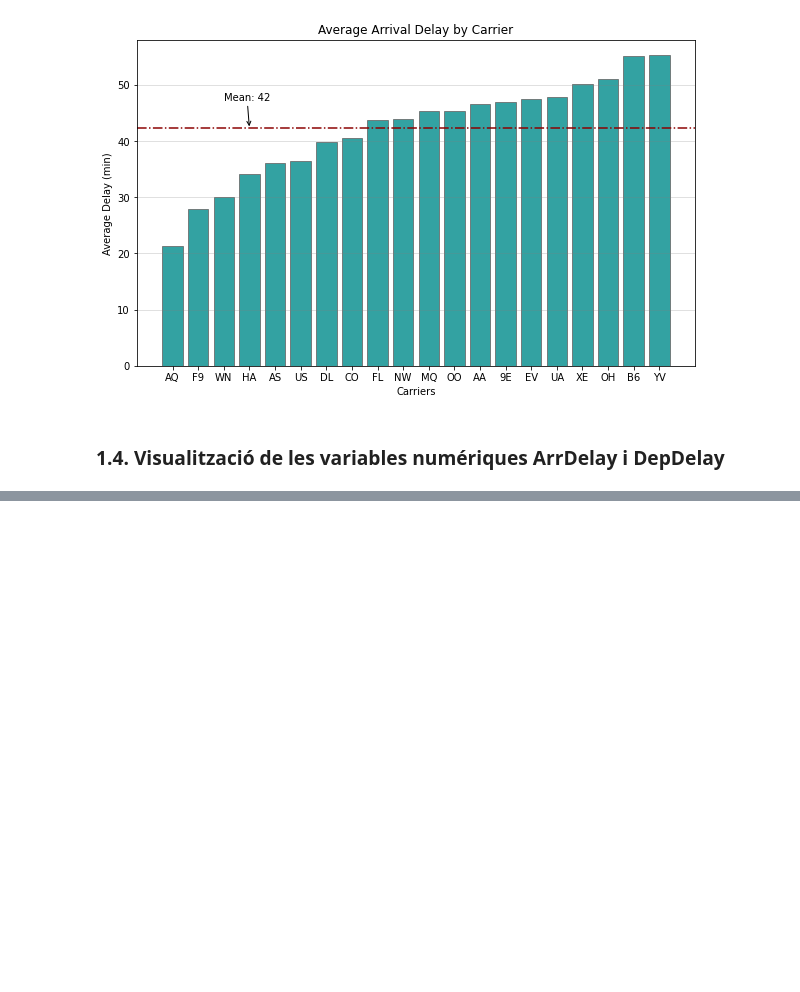
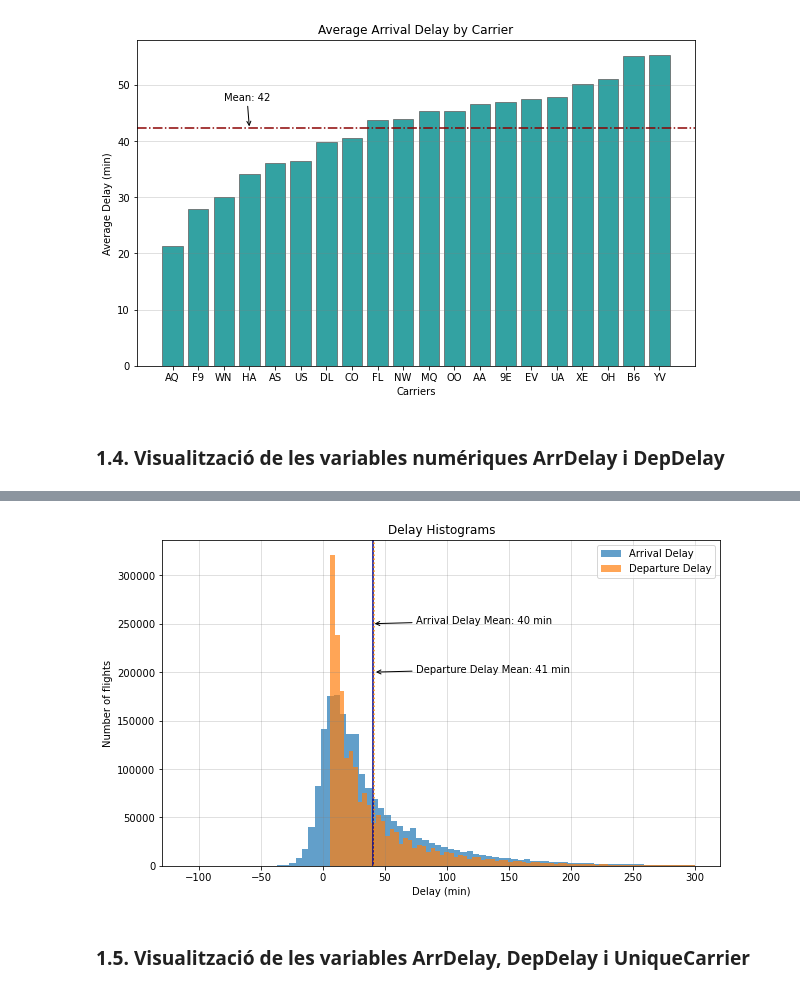
Before and after one commit to abelbg/S04T01-Visualitzacio_Exploratoria, a Jupyter notebook: Tasca 6.ipynb, the cells around one changed output, grey strips where cells are left out. Saved outputs shown, nothing was run; the diff lists cells and outputs as text; code cells hidden in the pictures; blank space fills up the shorter version.

```diff
--- a/Tasca 6.ipynb
+++ b/Tasca 6.ipynb
@@ -281,0 +308,54 @@ plt.show()
+# %%
+# Mask to remove outliers
+mask = (df["ArrDelay"] <= 300) & (df["DepDelay"] <= 300)
+values4 = df[["ArrDelay", "DepDelay"]][mask]
+x = values4.ArrDelay; y = values4.DepDelay
+
+fig, ax = plt.subplots(figsize=(10,6))
+
+# Plot ArrDelay Histogram
+ax.hist(x,
+        alpha=0.7,
+        bins=80,
+        label='Arrival Delay')
+
+# Plot DepDelay Histogram
+ax.hist(y,
+        alpha=0.7,
+        bins=80,
+        label='Departure Delay')
+
+ax.set(xlabel = "Delay (min)",
+       ylabel = "Number of flights",
+       title = "Delay Histograms")
+
+
+ax.axvline(x.mean(),
+           color="darkblue",
+           linestyle="solid",)
+
+ax.annotate('Arrival Delay Mean: ' + str(int(x.mean())) + " min",
+             xy = (x.mean(), 250000),
+             xytext = (75, 250000),
+             arrowprops=dict(arrowstyle='->'))
+
+ax.axvline(y.mean(),
+           color="darkorange",
+           linestyle="dotted")
+
+ax.annotate('Departure Delay Mean: ' + str(int(y.mean())) + " min",
+             xy = (y.mean(), 200000),
+             xytext = (75, 200000),
+             arrowprops=dict(arrowstyle='->'))
+
+ax.legend()
+
+plt.grid(color="grey", alpha=0.3)
+
+plt.savefig("plot4b.png")
+
+plt.show()
+# %% [output]
+[figure, added]
+# %% [markdown]
+### 1.5. Visualització de les variables ArrDelay, DepDelay i UniqueCarrier
```
Also changed, not shown: parts of 19 cells of this notebook, 7 other files.
